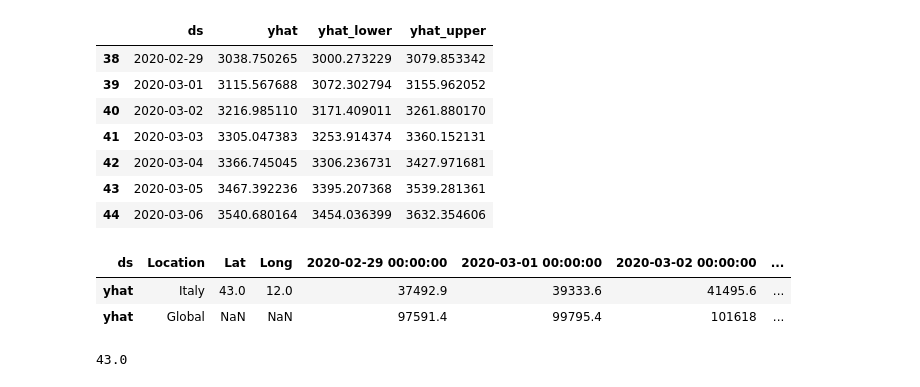
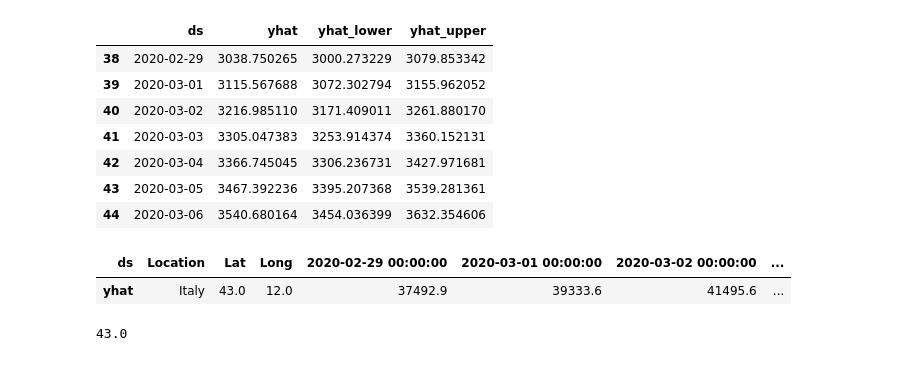
Before and after one commit to BerkayAydin/Coronavirus-Prediction-Tool, a Jupyter notebook: data_exploration.ipynb, the cells around one changed output. Drawn from its saved outputs; the diff is of its cells as text; code cells hidden in the pictures.

```diff
--- a/data_exploration.ipynb
+++ b/data_exploration.ipynb
@@ -125,24 +136,23 @@ d_forecast[['ds', 'yhat', 'yhat_lower', 'yhat_upper']].tail(7)
 # %%
 a = pd.DataFrame()
 confirmed.loc[confirmed["Province/State"].isna(), 'Province/State'] = confirmed.loc[confirmed["Province/State"].isna(), 'Country/Region']
 df = r_forecast[['ds', 'yhat']][-7:].T
 df.columns = df.iloc[0]
 df = df.drop(df.index[0])
 df.insert(0, 'Location', 'Italy')
 df.insert(1, 'Lat', confirmed.loc[confirmed['Province/State'] == 'Italy', 'Lat'].item())
 df.insert(2, 'Long', confirmed.loc[confirmed['Province/State'] == 'Italy', 'Long'].item())
 
 dc = c_forecast[['ds', 'yhat']][-7:].T
 dc.columns = dc.iloc[0]
 dc = dc.drop(dc.index[0])
 dc.insert(0, 'Location', 'Global')
 dc.insert(1, 'Lat', None)
 dc.insert(2, 'Long', None)
-a.append(df).append(dc)
+a.append(df).append(dc).iloc[:-1]
 # %% [output]
 | ds | Location | Lat | Long | 2020-02-29 00:00:00 | 2020-03-01 00:00:00 | 2020-03-02 00:00:00 | ... |
 | yhat | Italy | 43.0 | 12.0 | 37492.9 | 39333.6 | 41495.6 | ... |
-| yhat | Global | NaN | NaN | 97591.4 | 99795.4 | 101618 | ... |
 # %%
 confirmed.loc[confirmed['Province/State'] == 'Italy', 'Lat'].item()
 # %% [output]
```
Also changed, not shown: parts of 1 cell of this notebook, 5 other files.
